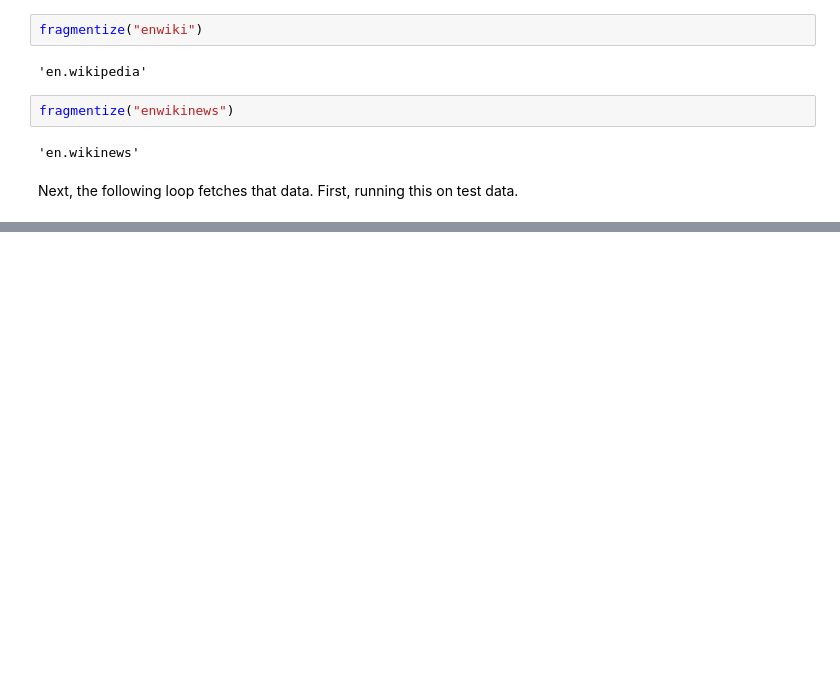
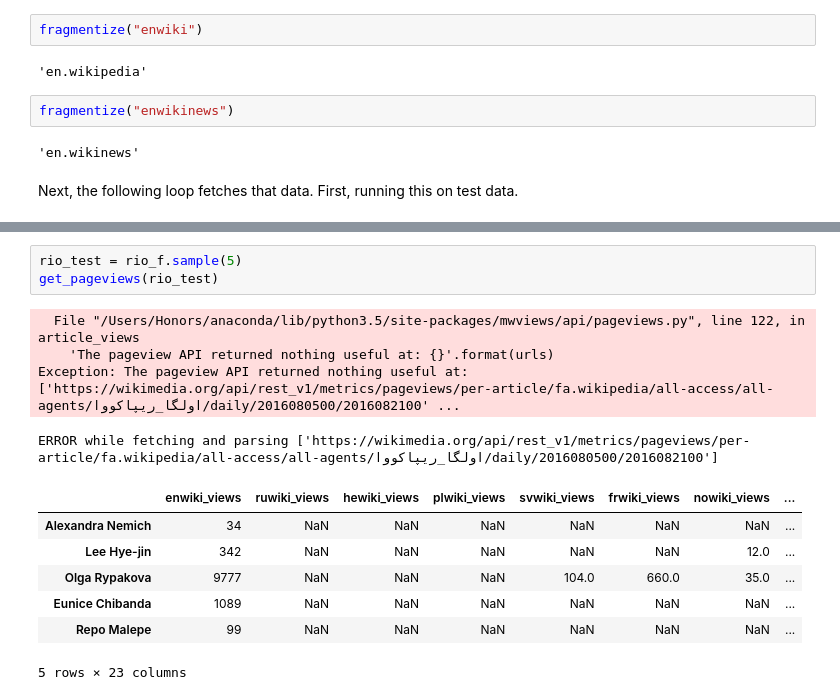
Before and after one commit to ResidentMario/olympian-pageviews, a Jupyter notebook: data-munging.ipynb, the cells around one changed output, grey strips where cells are left out. Cells and saved outputs as stored; diff of their text form; blank space fills up the shorter version.

```diff
--- a/data-munging.ipynb
+++ b/data-munging.ipynb
@@ -377,0 +351,15 @@ for wiki, col in tqdm(zip([fragmentize(col) for col in rio_f.columns if col != "
+# %%
+rio_test = rio_f.sample(5)
+get_pageviews(rio_test)
+# %% [output]
+  File "/Users/Honors/anaconda/lib/python3.5/site-packages/mwviews/api/pageviews.py", line 122, in article_views
+    'The pageview API returned nothing useful at: {}'.format(urls)
+Exception: The pageview API returned nothing useful at: ['https://wikimedia.org/api/rest_v1/metrics/pageviews/per-article/fa.wikipedia/all-access/all-agents/اولگا_ریپاکووا/daily/2016080500/2016082100' ...
+ERROR while fetching and parsing ['https://wikimedia.org/api/rest_v1/metrics/pageviews/per-article/fa.wikipedia/all-access/all-agents/اولگا_ریپاکووا/daily/2016080500/2016082100']
+|  | enwiki_views | ruwiki_views | hewiki_views | plwiki_views | svwiki_views | frwiki_views | nowiki_views | ... |
+| Alexandra Nemich | 34 | NaN | NaN | NaN | NaN | NaN | NaN | ... |
+| Lee Hye-jin | 342 | NaN | NaN | NaN | NaN | NaN | 12.0 | ... |
+| Olga Rypakova | 9777 | NaN | NaN | NaN | 104.0 | 660.0 | 35.0 | ... |
+| Eunice Chibanda | 1089 | NaN | NaN | NaN | NaN | NaN | NaN | ... |
+| Repo Malepe | 99 | NaN | NaN | NaN | NaN | NaN | NaN | ... |
+5 rows × 23 columns
```
Also changed, not shown: parts of 16 cells of this notebook.
